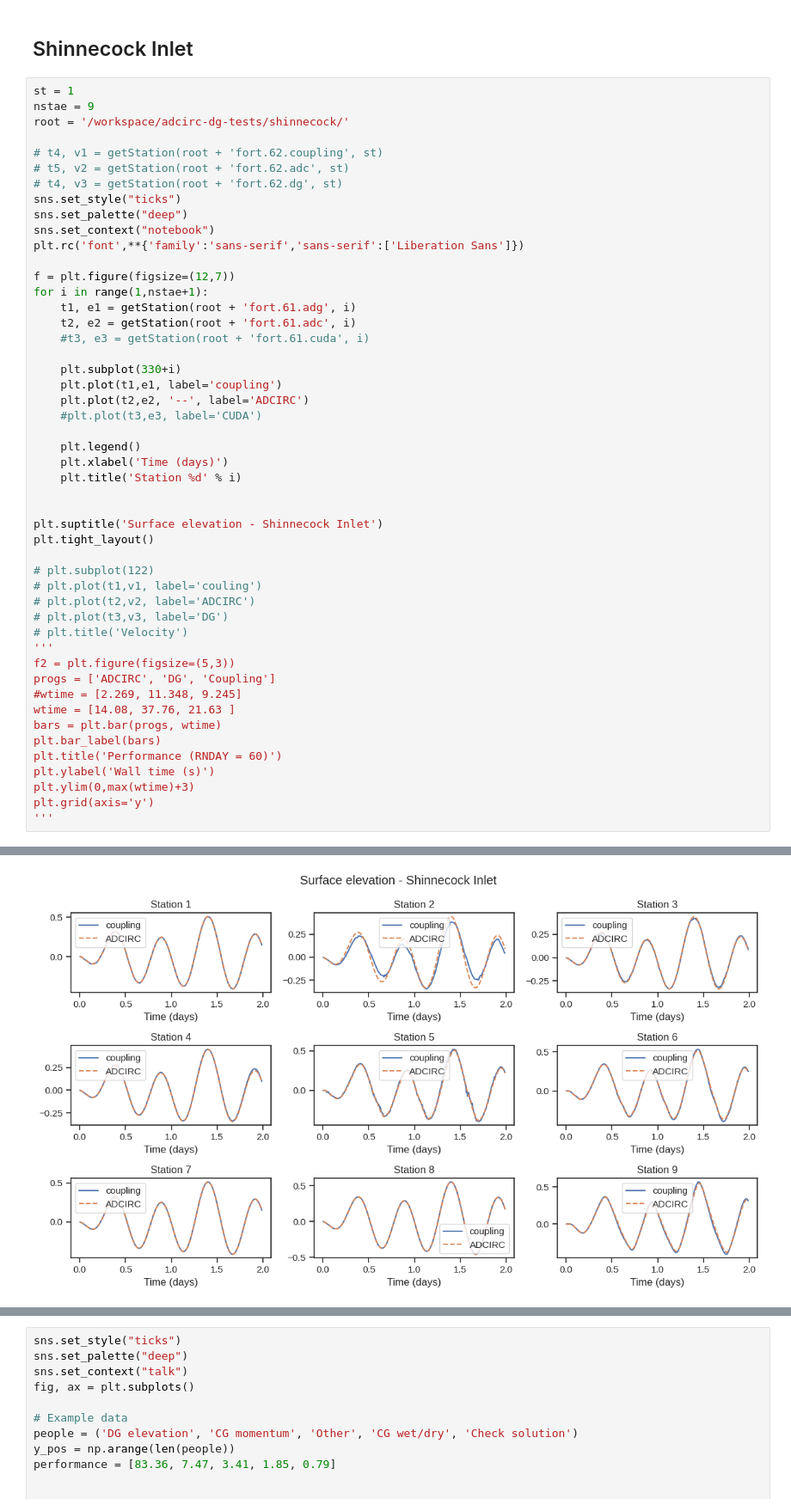
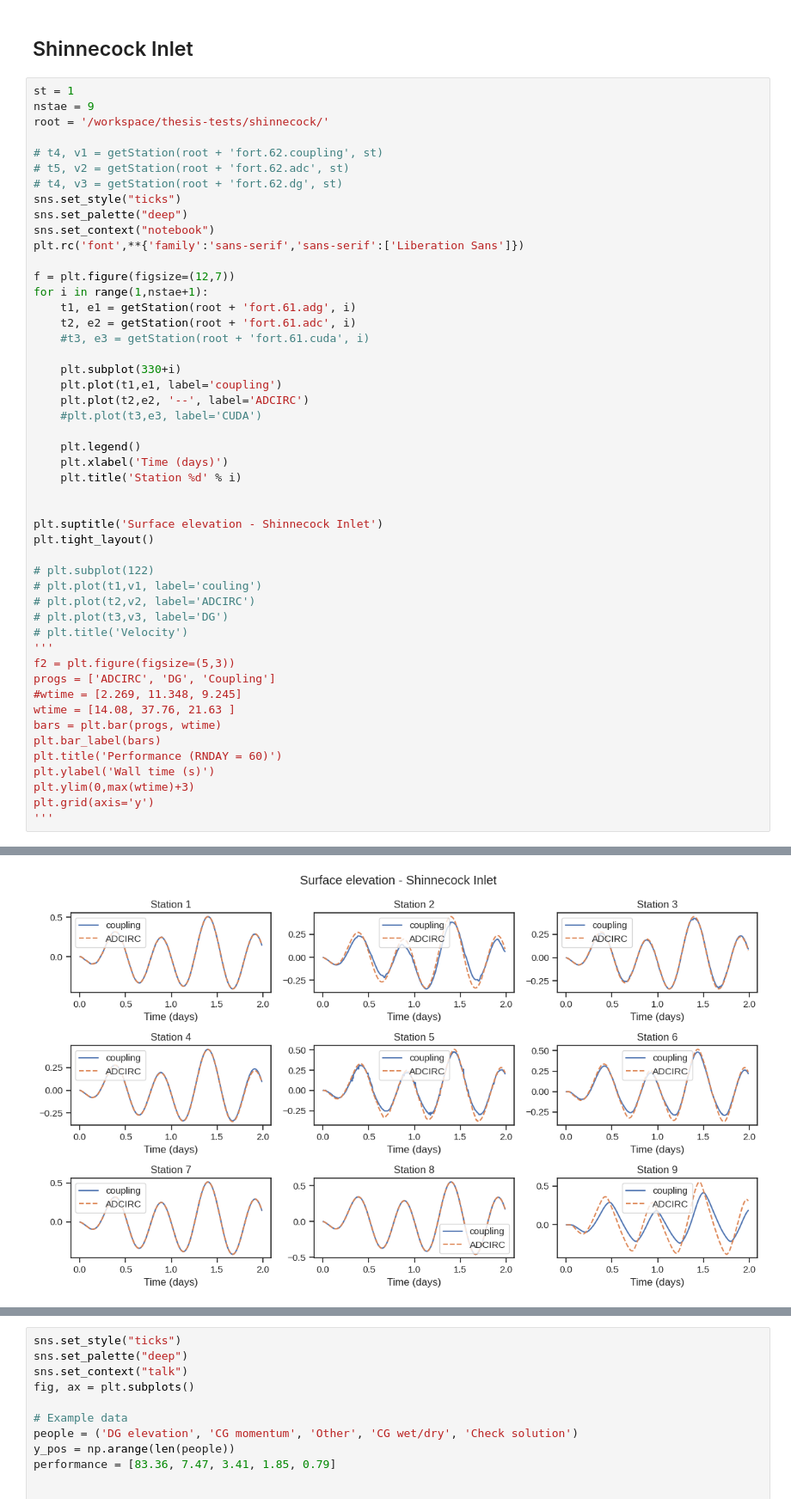
Before and after one commit to namo626/thesis-tests, a Jupyter notebook: plots.ipynb, the cells around one changed output, grey strips where cells are left out. Shown at 86% size. Drawn from its saved outputs; the diff is of its cells as text.

```diff
--- a/plots.ipynb
+++ b/plots.ipynb
@@ -205,7 +205,7 @@ f.savefig('/workspace/adcirc-cg/continuity_tests/Shinnecock/stationPlots.png', d
 # %%
 st = 1
 nstae = 9
-root = '/workspace/adcirc-dg-tests/shinnecock/'
+root = '/workspace/thesis-tests/shinnecock/'
 
 # t4, v1 = getStation(root + 'fort.62.coupling', st)
 # t5, v2 = getStation(root + 'fort.62.adc', st)
@@ -226,32 +226,32 @@ for i in range(1,nstae+1):
     plt.plot(t2,e2, '--', label='ADCIRC')
     #plt.plot(t3,e3, label='CUDA')
 
     plt.legend()
     plt.xlabel('Time (days)')
     plt.title('Station %d' % i)
 
 
 plt.suptitle('Surface elevation - Shinnecock Inlet')
 plt.tight_layout()
 
 # plt.subplot(122)
 # plt.plot(t1,v1, label='couling')
 # plt.plot(t2,v2, label='ADCIRC')
 # plt.plot(t3,v3, label='DG')
 # plt.title('Velocity')
 '''
 f2 = plt.figure(figsize=(5,3))
 progs = ['ADCIRC', 'DG', 'Coupling']
 #wtime = [2.269, 11.348, 9.245]
 wtime = [14.08, 37.76, 21.63 ]
 bars = plt.bar(progs, wtime)
 plt.bar_label(bars)
 plt.title('Performance (RNDAY = 60)')
 plt.ylabel('Wall time (s)')
 plt.ylim(0,max(wtime)+3)
 plt.grid(axis='y')
 '''
 # %% [output]
 "\nf2 = plt.figure(figsize=(5,3))\nprogs = ['ADCIRC', 'DG', 'Coupling']\n#wtime = [2.269, 11.348, 9.245]\nwtime = [14.08, 37.76, 21.63 ]\nbars = plt.bar(progs, wtime)\nplt.bar_label(bars)\nplt.title(' ...
-[figure, old version]
+[figure, new version]
 # %%
```
Also changed, not shown: parts of 4 cells of this notebook.
